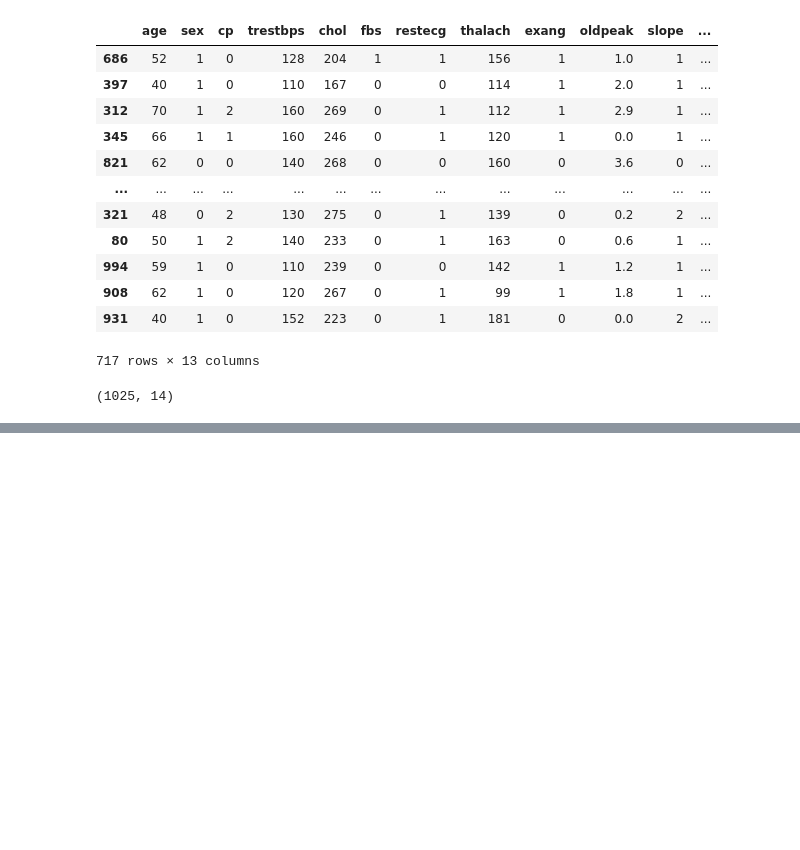
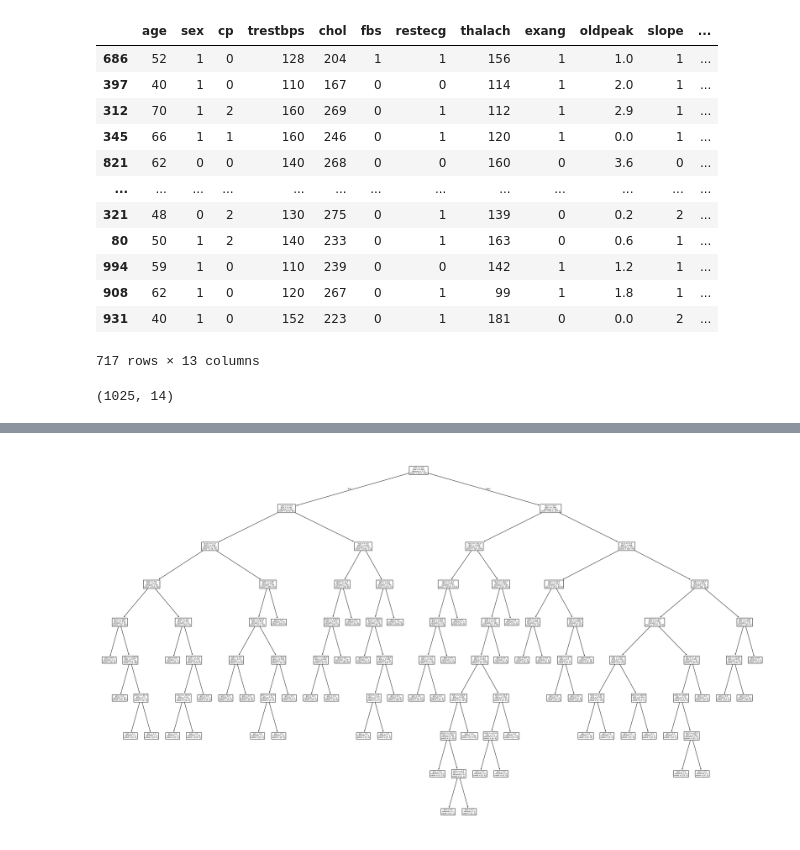
Before and after one commit to gurminder-cr/genai1600, a Jupyter notebook: ml/dt.ipynb, the cells around one changed output, grey strips where cells are left out. Drawn from its saved outputs; the diff is of its cells as text; code cells hidden in the pictures; blank space fills up the shorter version.

```diff
--- a/ml/dt.ipynb
+++ b/ml/dt.ipynb
@@ -102,0 +118,7 @@ recall_score(y_test, y_pred)
+# %%
+params={
+    'criterion':['gini', 'entropy'],
+    'max_depth':[5,6,7,8,9,10,11]
+}
+# %%
+cv= GridSearchCV(estimator=modeldt,param_grid=params, scoring='accuracy', cv=5)
@@ -102,0 +136,4 @@ recall_score(y_test, y_pred)
+# %%
+model= DecisionTreeClassifier(criterion='gini',max_depth=11)
+model.fit(x_train, y_train)
+y_pred= model.predict(x_test)
@@ -102,0 +144,7 @@ recall_score(y_test, y_pred)
+# %%
+import matplotlib.pyplot as plt
+fig= plt.figure(figsize=(35,20))
+plot_tree(model)
+plt.show()
+# %% [output]
+[figure, added]
```
Also changed, not shown: parts of 11 cells of this notebook.
